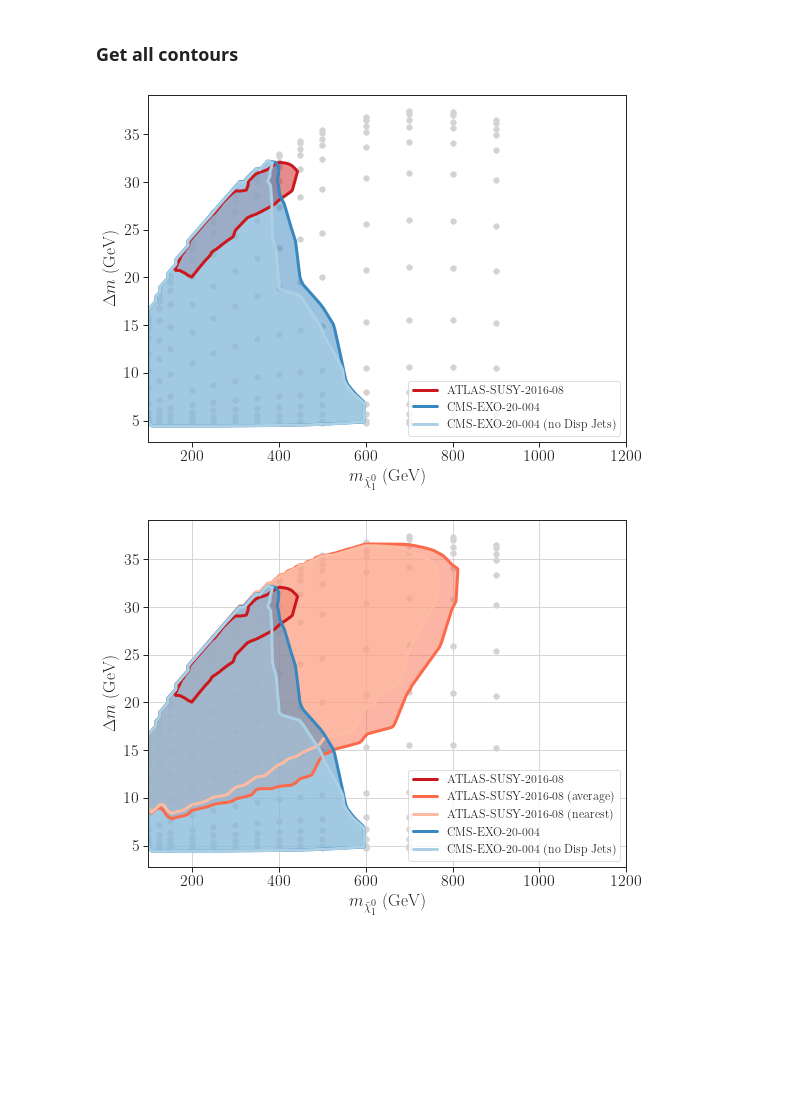
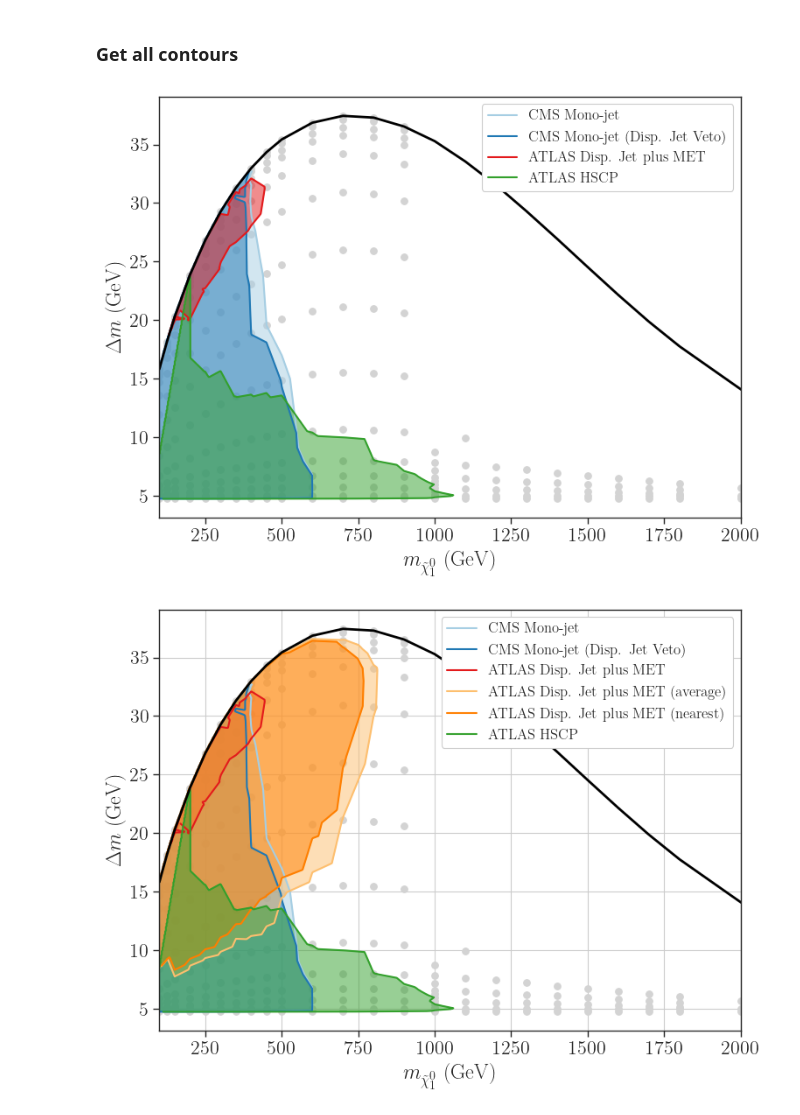
Before and after one commit to andlessa/LLP-CDFO, a Jupyter notebook: plotting/plots-AllExclusions.ipynb, the cells around one changed output. Drawn from its saved outputs; the diff is of its cells as text; code cells hidden in the pictures; blank space fills up the shorter version.

```diff
--- a/plotting/plots-AllExclusions.ipynb
+++ b/plotting/plots-AllExclusions.ipynb
@@ -85,7 +93,7 @@ ynew0 = np.linspace(2.0,50.0,ny)
 # %% [markdown]
 ### Plot exclusion for each analysis
 # %%
-fig,axarr = plt.subplots(nrows=2,ncols=int(len(recastDataDict)/2),figsize=(18,15))
+fig,axarr = plt.subplots(nrows=2,ncols=int(len(recastDataDict)/2)+1,figsize=(18,10))
 axarr = np.array(axarr).reshape(-1)
 
 allContours = {}
@@ -102,6 +110,7 @@ for iplot,label in enumerate(recastDataDict):
     xnew,ynew,znew = interpolateData(x,y,rValues,nx=nx,ny=ny,fill_value=0.0,xnew=xnew0,ynew=ynew0)
     cValues = sorted([1.])
     # Get contours
+    # print(label,znew.max(),rValues.max())
     if znew.max() >= min(cValues):
         contours = ax.contour(xnew, ynew, znew, cValues, colors='black',linestyles=['dashed','solid'],linewidths=2.0)
         ax.clabel(contours, inline=True, fontsize=18)
@@ -145,10 +173,10 @@ colors.update({label :sns.color_palette('Reds_r',len(labelATLAS))[i] for i,label
 # %%
 plt.figure(figsize=(8,6))
-recastData = recastDataDict['ATLAS-SUSY-2016-08']
-y = recastData[msb]-recastData[mn1]
-x = recastData[mn1]
+ptsAll = pd.concat(recastDataDict.values()).drop_duplicates(subset=[msb,mn1],keep='first')
+x = ptsAll[mn1]
+y = ptsAll[msb]-ptsAll[mn1]
 plt.scatter(x,y,c='lightgray',s=30)
-for label in sorted(allContours.keys()):
+for label,newL in newLabels.items():
     if ('nearest' in label.lower()) or ('average' in label.lower()):
         continue
     contours = allContours[label]
@@ -157,52 +185,42 @@ for label in sorted(allContours.keys()):
     cVal = max(contours.keys())
     if cVal != 1.0:
         continue
-        ls = 'dashed'
-        plabel = r'%s ($r = %1.1f$)' %(label,cVal)
-    else:
-        ls = 'solid'
-        plabel = label
-    pts = contours[cVal]
-    plt.plot(pts[:,0],pts[:,1],label=plabel,linewidth=3,linestyle=ls,c=colors[label])
+    pts = contours[cVal][:-6] # Hack for Disp. Jet Veto
+    plt.plot(pts[:,0],pts[:,1],label=newL,linewidth=1.5,c=colors[label])
     plt.fill(pts[:,0],pts[:,1],label=None,c=colors[label],alpha=0.5)
 
-plt.xlim(100,1200)
-plt.legend(loc='lower right',fontsize=12)
+plt.plot(maxCurve[:,0],maxCurve[:,1],c='black',linewidth=2)
+plt.xlim(100,2000)
+plt.legend(loc='upper right',fontsize=12,framealpha=1.0)
 plt.xlabel(r'$m_{\tilde \chi_1^0}$ (GeV)')
 plt.ylabel(r'$\Delta m$ (GeV)')
 plt.tight_layout()
 plt.savefig('excCurves_mDV10.png')
 plt.show()
 # %% [output]
-[figure, old version]
+[figure, new version]
 # %%
 plt.figure(figsize=(8,6))
-recastData = recastDataDict['ATLAS-SUSY-2016-08']
-y = recastData[msb]-recastData[mn1]
-x = recastData[mn1]
 plt.scatter(x,y,c='lightgray',s=30)
-for label in sorted(allContours.keys()):
+for label,newL in newLabels.items():
     contours = allContours[label]
     if not contours:
         continue
     cVal = max(contours.keys())
     if cVal != 1.0:
         continue
-        ls = 'dashed'
-        plabel = r'%s ($r = %1.1f$)' %(label,cVal)
-    else:
-        ls = 'solid'
-        plabel = label
-    pts = contours[cVal]
-    plt.plot(pts[:,0],pts[:,1],label=plabel,linewidth=3,linestyle=ls,c=colors[label])
+    pts = contours[cVal][:-6]
+    plt.plot(pts[:,0],pts[:,1],label=newL,linewidth=1.5,c=colors[label])
     plt.fill(pts[:,0],pts[:,1],label=None,c=colors[label],alpha=0.5)
-plt.xlim(100,1200)
-plt.legend(loc='lower right',fontsize=12)
+
+plt.plot(maxCurve[:,0],maxCurve[:,1],c='black',linewidth=2)
+plt.xlim(100,2000)
+plt.legend(loc='upper right',fontsize=12,framealpha=1.0)
 plt.xlabel(r'$m_{\tilde \chi_1^0}$ (GeV)')
 plt.ylabel(r'$\Delta m$ (GeV)')
 plt.tight_layout()
 plt.savefig('excCurves_mDV5.png')
 plt.grid()
 plt.show()
 # %% [output]
-[figure, old version]
+[figure, new version]
```
Also changed, not shown: parts of 6 cells of this notebook, 8 other files.
